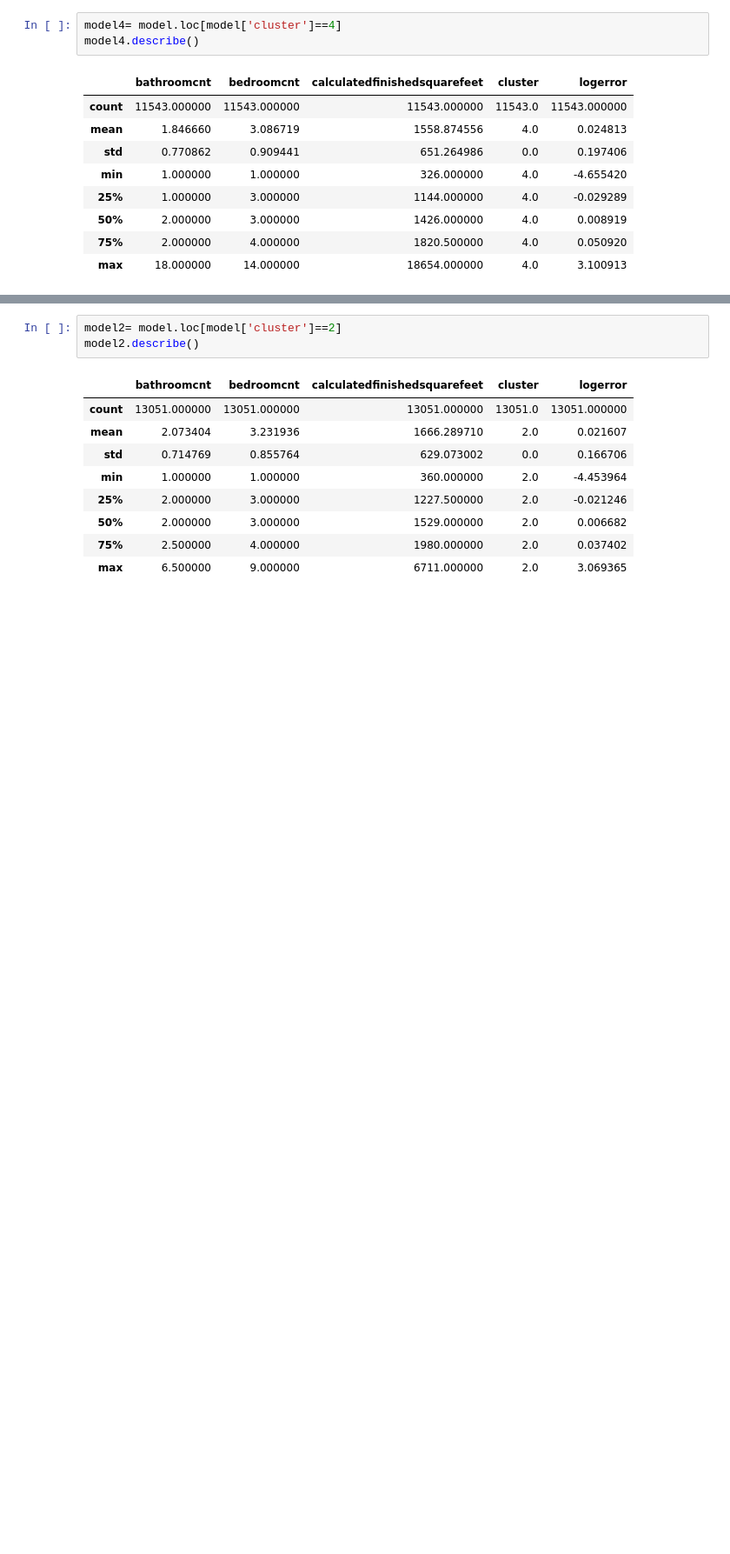
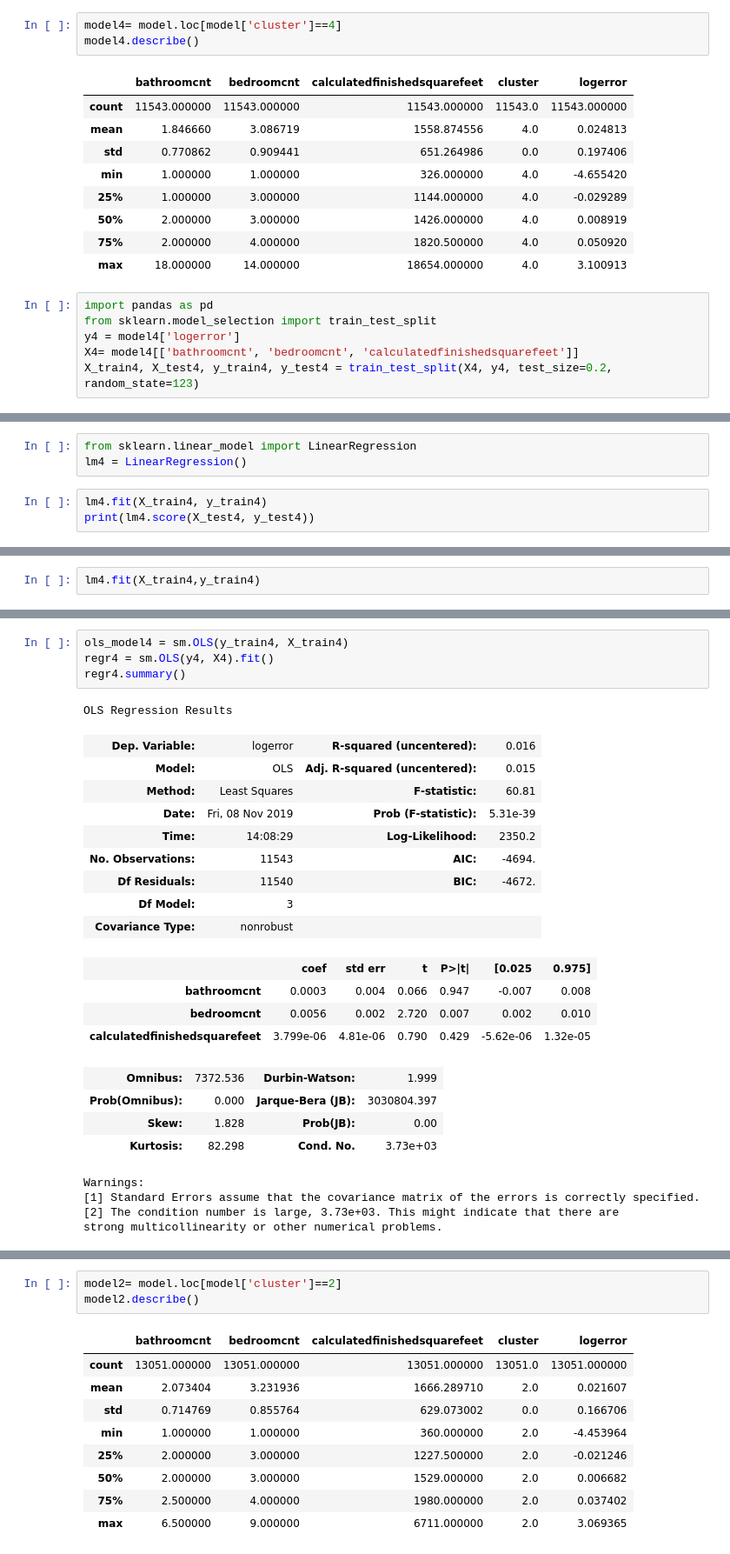
Before and after one commit to BayesEliaSantos/Bayes_P04_Zillow, a Jupyter notebook: Modeling Within the Clusters.ipynb, the cells around one changed output, grey strips where cells are left out. Shown at 87% size. Saved outputs shown, nothing was run; the diff lists cells and outputs as text; blank space fills up the shorter version.

```diff
--- a/Modeling Within the Clusters.ipynb
+++ b/Modeling Within the Clusters.ipynb
@@ -589,3 +672,9 @@ model4.describe()
 | 50% | 2.000000 | 3.000000 | 1426.000000 | 4.0 | 0.008919 |
 | 75% | 2.000000 | 4.000000 | 1820.500000 | 4.0 | 0.050920 |
 | max | 18.000000 | 14.000000 | 18654.000000 | 4.0 | 3.100913 |
+# %%
+import pandas as pd
+from sklearn.model_selection import train_test_split
+y4 = model4['logerror']
+X4= model4[['bathroomcnt', 'bedroomcnt', 'calculatedfinishedsquarefeet']]
+X_train4, X_test4, y_train4, y_test4 = train_test_split(X4, y4, test_size=0.2, random_state=123)
@@ -591,0 +684,6 @@ model4.describe()
+# %%
+from sklearn.linear_model import LinearRegression
+lm4 = LinearRegression()
+# %%
+lm4.fit(X_train4, y_train4)
+print(lm4.score(X_test4, y_test4))
@@ -591,0 +692,2 @@ model4.describe()
+# %%
+lm4.fit(X_train4,y_train4)
@@ -591,0 +708,27 @@ model4.describe()
+# %%
+ols_model4 = sm.OLS(y_train4, X_train4)
+regr4 = sm.OLS(y4, X4).fit()
+regr4.summary()
+# %% [output]
+OLS Regression Results
+| Dep. Variable: | logerror | R-squared (uncentered): | 0.016 |
+| Model: | OLS | Adj. R-squared (uncentered): | 0.015 |
+| Method: | Least Squares | F-statistic: | 60.81 |
+| Date: | Fri, 08 Nov 2019 | Prob (F-statistic): | 5.31e-39 |
+| Time: | 14:08:29 | Log-Likelihood: | 2350.2 |
+| No. Observations: | 11543 | AIC: | -4694. |
+| Df Residuals: | 11540 | BIC: | -4672. |
+| Df Model: | 3 |  |  |
+| Covariance Type: | nonrobust |  |  |
+|  | coef | std err | t | P>|t| | [0.025 | 0.975] |
+| bathroomcnt | 0.0003 | 0.004 | 0.066 | 0.947 | -0.007 | 0.008 |
+| bedroomcnt | 0.0056 | 0.002 | 2.720 | 0.007 | 0.002 | 0.010 |
+| calculatedfinishedsquarefeet | 3.799e-06 | 4.81e-06 | 0.790 | 0.429 | -5.62e-06 | 1.32e-05 |
+| Omnibus: | 7372.536 | Durbin-Watson: | 1.999 |
+| Prob(Omnibus): | 0.000 | Jarque-Bera (JB): | 3030804.397 |
+| Skew: | 1.828 | Prob(JB): | 0.00 |
+| Kurtosis: | 82.298 | Cond. No. | 3.73e+03 |
+Warnings:
+[1] Standard Errors assume that the covariance matrix of the errors is correctly specified.
+[2] The condition number is large, 3.73e+03. This might indicate that there are
+strong multicollinearity or other numerical problems.
```
Also changed, not shown: parts of 38 cells of this notebook, 1 other file.
